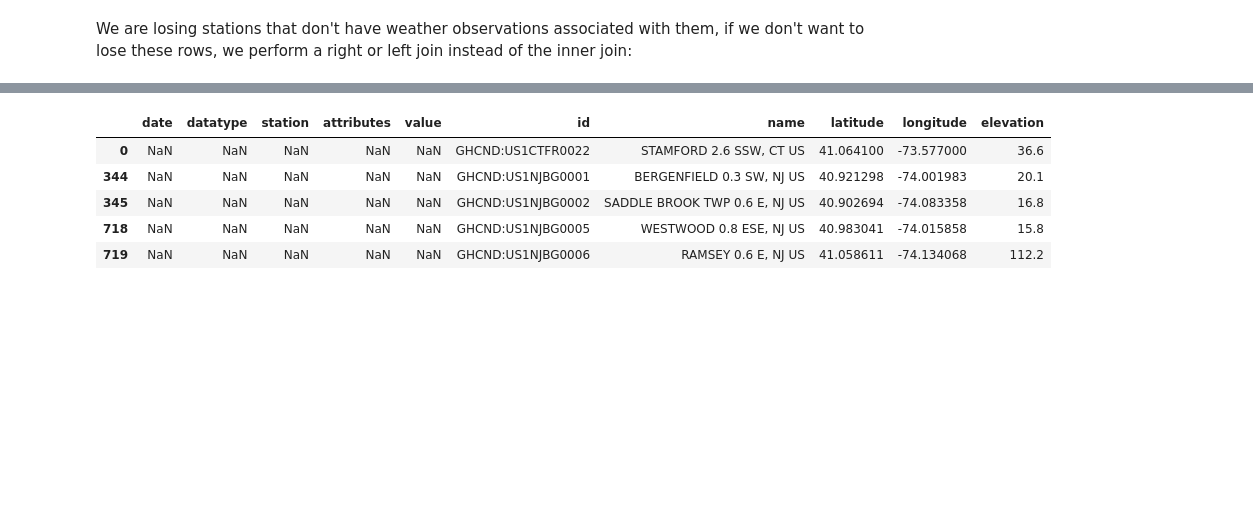
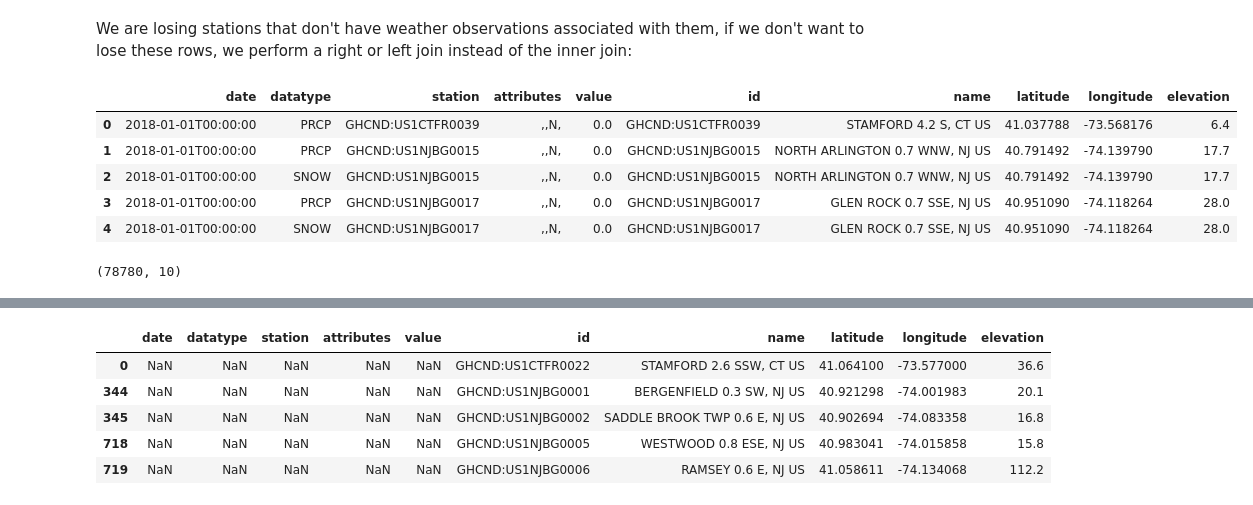
Before and after one commit to tgwon/ai4ml, a Jupyter notebook: week5/ch4-1-querying_and_merging.ipynb, the cells around one changed output, grey strips where cells are left out. Saved outputs shown, nothing was run; the diff lists cells and outputs as text; code cells hidden in the pictures; blank space fills up the shorter version.

```diff
--- a/week5/ch4-1-querying_and_merging.ipynb
+++ b/week5/ch4-1-querying_and_merging.ipynb
@@ -217,3 +247,17 @@ weather.merge(station_info.rename(dict(id='station'), axis=1), on='station').sam
 | 46755 | 2018-05-05T00:00:00 | SNOW | GHCND:USW00014734 | ,,W, | 0.0 | NEWARK LIBERTY INTERNATIONAL AIRP... | 40.682500 | -74.169400 | 2.1 |
 # %% [markdown]
 We are losing stations that don't have weather observations associated with them, if we don't want to lose these rows, we perform a right or left join instead of the inner join:
+# %%
+left_join = weather.merge(station_info, left_on='station', right_on='id', how='left')
+left_join.head()
+# %% [output]
+|  | date | datatype | station | attributes | value | id | name | latitude | longitude | elevation |
+| 0 | 2018-01-01T00:00:00 | PRCP | GHCND:US1CTFR0039 | ,,N, | 0.0 | GHCND:US1CTFR0039 | STAMFORD 4.2 S, CT US | 41.037788 | -73.568176 | 6.4 |
+| 1 | 2018-01-01T00:00:00 | PRCP | GHCND:US1NJBG0015 | ,,N, | 0.0 | GHCND:US1NJBG0015 | NORTH ARLINGTON 0.7 WNW, NJ US | 40.791492 | -74.139790 | 17.7 |
+| 2 | 2018-01-01T00:00:00 | SNOW | GHCND:US1NJBG0015 | ,,N, | 0.0 | GHCND:US1NJBG0015 | NORTH ARLINGTON 0.7 WNW, NJ US | 40.791492 | -74.139790 | 17.7 |
+| 3 | 2018-01-01T00:00:00 | PRCP | GHCND:US1NJBG0017 | ,,N, | 0.0 | GHCND:US1NJBG0017 | GLEN ROCK 0.7 SSE, NJ US | 40.951090 | -74.118264 | 28.0 |
+| 4 | 2018-01-01T00:00:00 | SNOW | GHCND:US1NJBG0017 | ,,N, | 0.0 | GHCND:US1NJBG0017 | GLEN ROCK 0.7 SSE, NJ US | 40.951090 | -74.118264 | 28.0 |
+# %%
+left_join.shape
+# %% [output]
+(78780, 10)
```
Also changed, not shown: parts of 27 cells of this notebook.
